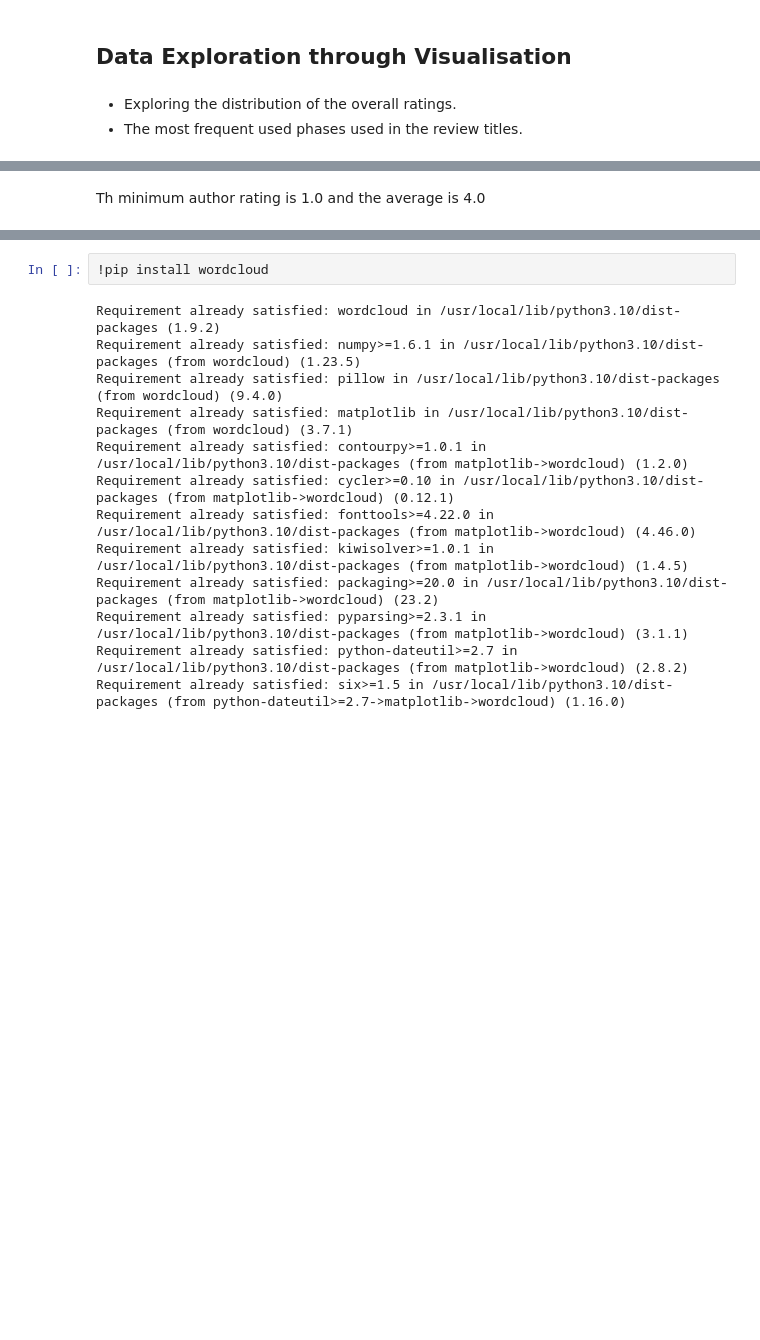
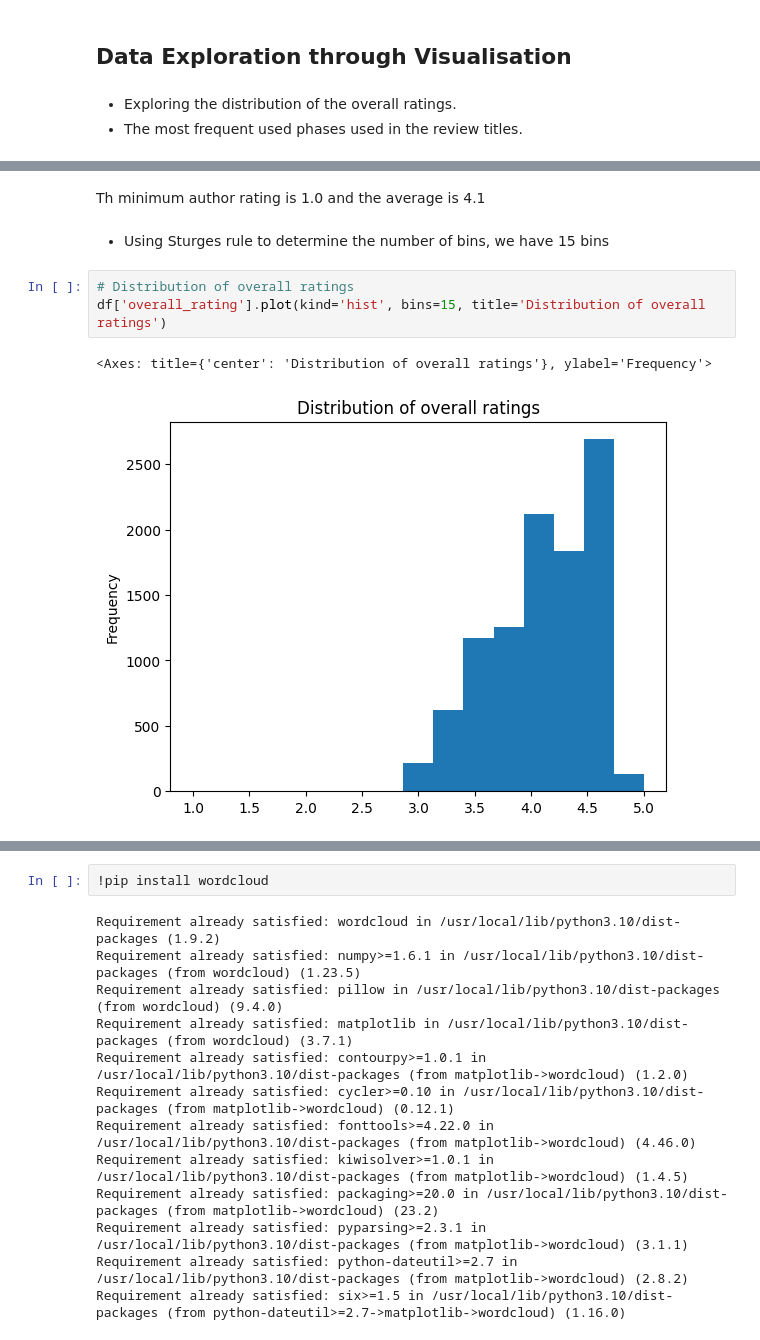
Before and after one commit to AISaturdaysLagos/Cohort8-Kapwepwe, a Jupyter notebook: Hotels_TripAdvisor/Data Cleaning and Exploration/Exploration.ipynb, the cells around one changed output, grey strips where cells are left out. Drawn from its saved outputs; the diff is of its cells as text; blank space fills up the shorter version.

```diff
--- a/Hotels_TripAdvisor/Data Cleaning and Exploration/Exploration.ipynb
+++ b/Hotels_TripAdvisor/Data Cleaning and Exploration/Exploration.ipynb
@@ -119,2 +123,10 @@ df.describe()
 # %% [markdown]
-Th minimum author rating is 1.0 and the average is 4.0
+Th minimum author rating is 1.0 and the average is 4.1
+# %% [markdown]
+- Using Sturges rule to determine the number of bins, we have 15 bins
+# %%
+# Distribution of overall ratings
+df['overall_rating'].plot(kind='hist', bins=15, title='Distribution of overall ratings')
+# %% [output]
+<Axes: title={'center': 'Distribution of overall ratings'}, ylabel='Frequency'>
+[figure, added]
```
Also changed, not shown: parts of 11 cells of this notebook, 2 other files.
